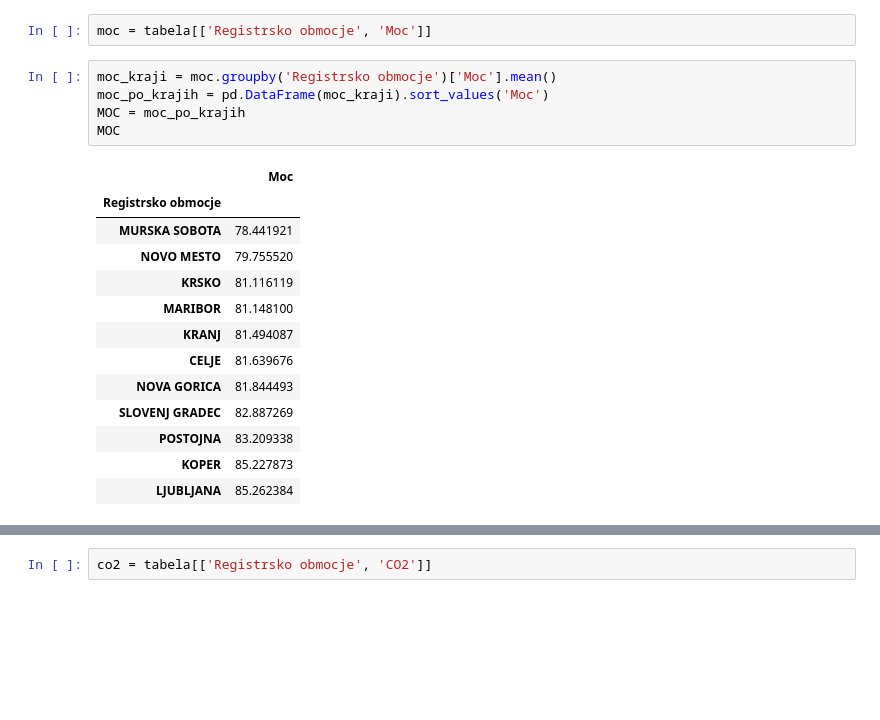
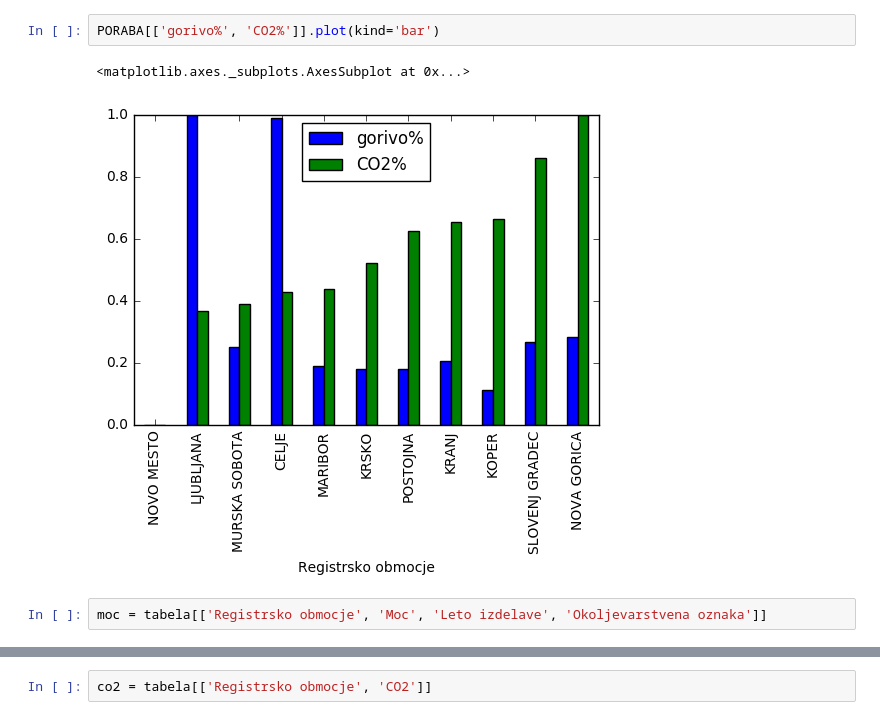
Before and after one commit to ZanHP/avti, a Jupyter notebook: projekt.ipynb, the cells around one changed output, grey strips where cells are left out. Cells and saved outputs as stored; diff of their text form; blank space fills up the shorter version.

```diff
--- a/projekt.ipynb
+++ b/projekt.ipynb
@@ -41,21 +33,7 @@ PORABA
+# %%
+PORABA[['gorivo%', 'CO2%']].plot(kind='bar')
+# %% [output]
+<matplotlib.axes._subplots.AxesSubplot at 0x...>
+[figure, added]
 # %%
-moc = tabela[['Registrsko obmocje', 'Moc']]
+moc = tabela[['Registrsko obmocje', 'Moc', 'Leto izdelave', 'Okoljevarstvena oznaka']]
-# %%
-moc_kraji = moc.groupby('Registrsko obmocje')['Moc'].mean()
-moc_po_krajih = pd.DataFrame(moc_kraji).sort_values('Moc')
-MOC = moc_po_krajih
-MOC
-# %% [output]
-|  | Moc |
-| Registrsko obmocje |  |
-| MURSKA SOBOTA | 78.441921 |
-| NOVO MESTO | 79.755520 |
-| KRSKO | 81.116119 |
-| MARIBOR | 81.148100 |
-| KRANJ | 81.494087 |
-| CELJE | 81.639676 |
-| NOVA GORICA | 81.844493 |
-| SLOVENJ GRADEC | 82.887269 |
-| POSTOJNA | 83.209338 |
-| KOPER | 85.227873 |
-| LJUBLJANA | 85.262384 |
```
Also changed, not shown: parts of 13 cells of this notebook.
